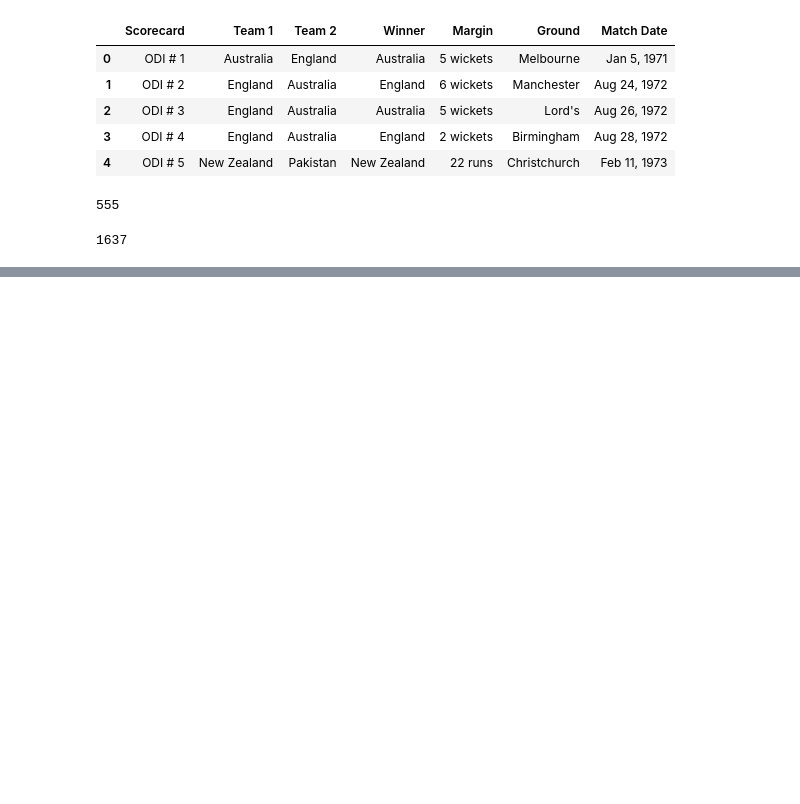
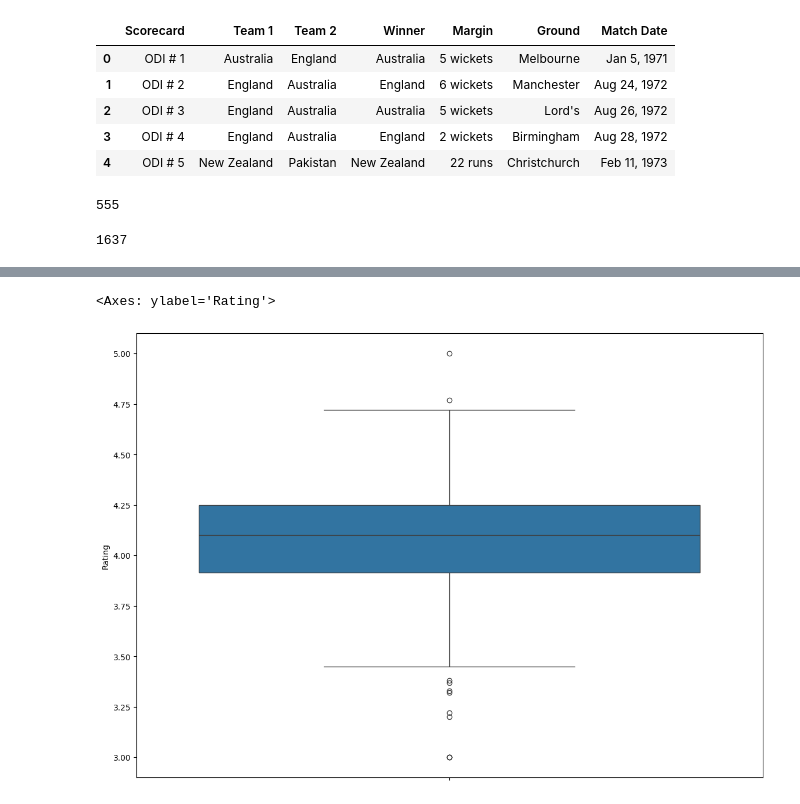
Before and after one commit to emailtosanj/ADSP_LAIEDM, a Jupyter notebook: adsp_laiedm/week_1_py_for_ds/week1-practice-hands-on-quizzes/python_handson_quizzes.ipynb, the cells around one changed output, grey strips where cells are left out. Saved outputs shown, nothing was run; the diff lists cells and outputs as text; code cells hidden in the pictures; blank space fills up the shorter version.

```diff
--- a/adsp_laiedm/week_1_py_for_ds/week1-practice-hands-on-quizzes/python_handson_quizzes.ipynb
+++ b/adsp_laiedm/week_1_py_for_ds/week1-practice-hands-on-quizzes/python_handson_quizzes.ipynb
@@ -149,0 +214,7 @@ print(len(team2_winners))
+# %%
+#box plot for rating
+plt.figure(figsize=(14,10))
+sns.boxplot(y='Rating', data=df)
+# %% [output]
+<Axes: ylabel='Rating'>
+[figure, added]
```
Also changed, not shown: parts of 16 cells of this notebook, 4 other files.
